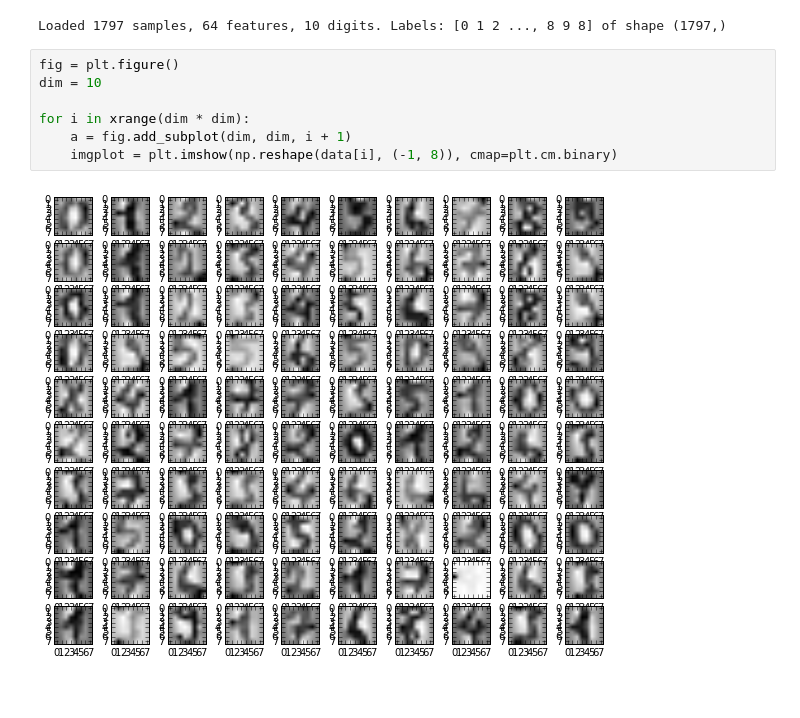
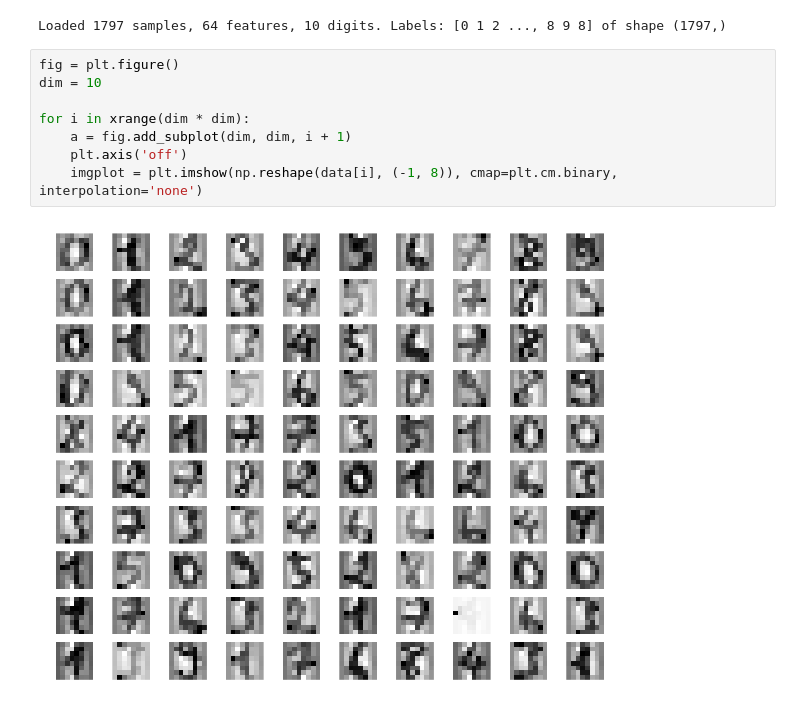
Before and after one commit to anokhin/sfera-dm, a Jupyter notebook: lecture_04/tutorial/clusterizations.ipynb, the cells around one changed output. Cells and saved outputs as stored; diff of their text form.

```diff
--- a/lecture_04/tutorial/clusterizations.ipynb
+++ b/lecture_04/tutorial/clusterizations.ipynb
@@ -33,9 +37,10 @@ Loaded 1797 samples, 64 features, 10 digits. Labels: [0 1 2 ..., 8 9 8] of shape
 # %%
 fig = plt.figure()
 dim = 10
 
 for i in xrange(dim * dim):
     a = fig.add_subplot(dim, dim, i + 1)
-    imgplot = plt.imshow(np.reshape(data[i], (-1, 8)), cmap=plt.cm.binary)
+    plt.axis('off')
+    imgplot = plt.imshow(np.reshape(data[i], (-1, 8)), cmap=plt.cm.binary, interpolation='none')
 # %% [output]
-[figure, old version]
+[figure, new version]
```
Also changed, not shown: parts of 7 cells of this notebook, 1 other file.
